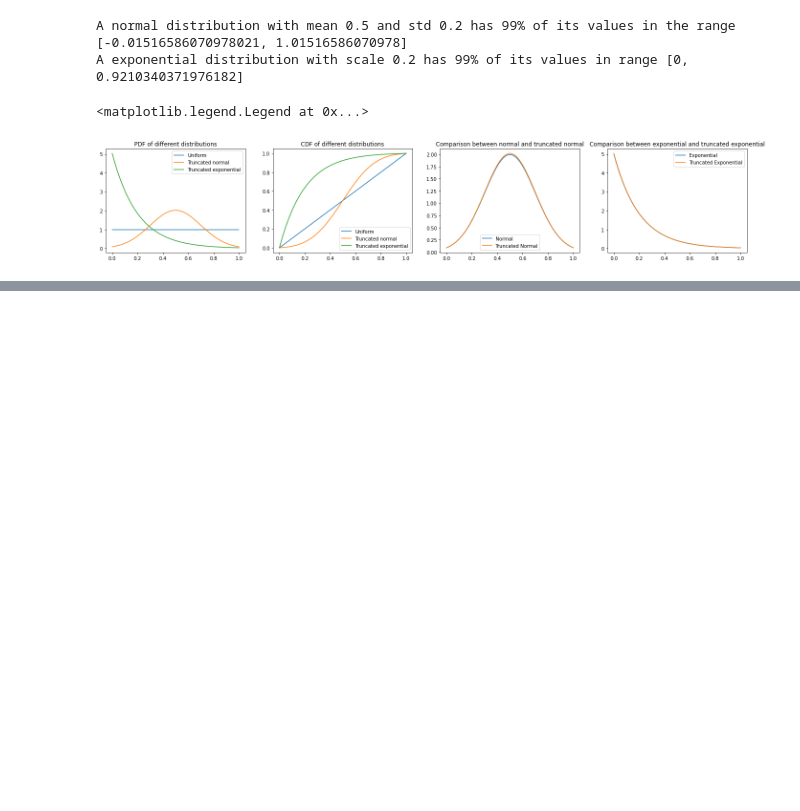
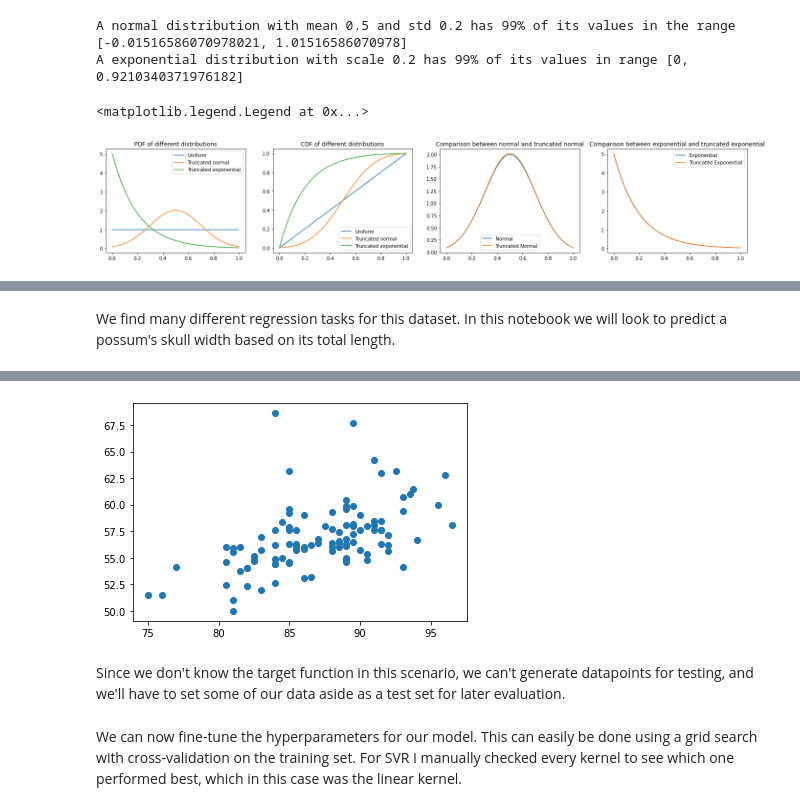
Before and after one commit to OlivierDelattre/SFoML_project, a Jupyter notebook: project.ipynb, the cells around one changed output, grey strips where cells are left out. Cells and saved outputs as stored; diff of their text form; code cells hidden in the pictures; blank space fills up the shorter version.

```diff
--- a/project.ipynb
+++ b/project.ipynb
@@ -389,0 +500,7 @@ plot_iteration_results(results[max_svr])
+# %% [markdown]
+We find many different regression tasks for this dataset. In this notebook we will look to predict a possum's skull width based on its total length.
+# %%
+x = possum_data["totlngth"].to_numpy()
+y = possum_data["skullw"].to_numpy()
+plot_data(x, y)
+# %% [output]
@@ -389,0 +509,3 @@ plot_iteration_results(results[max_svr])
+[figure, added]
+# %% [markdown]
+Since we don't know the target function in this scenario, we can't generate datapoints for testing, and we'll have to set some of our data aside as a test set for later evaluation.
@@ -389,0 +518,2 @@ plot_iteration_results(results[max_svr])
+# %% [markdown]
+We can now fine-tune the hyperparameters for our model. This can easily be done using a grid search with cross-validation on the training set. For SVR I manually checked every kernel to see which one performed best, which in this case was the linear kernel.
```
Also changed, not shown: parts of 27 cells of this notebook.
